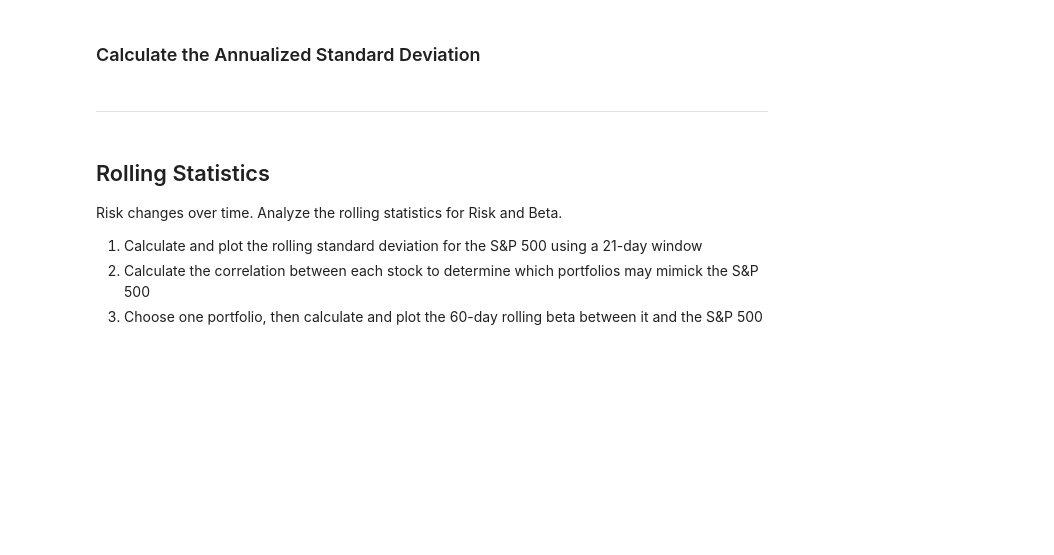
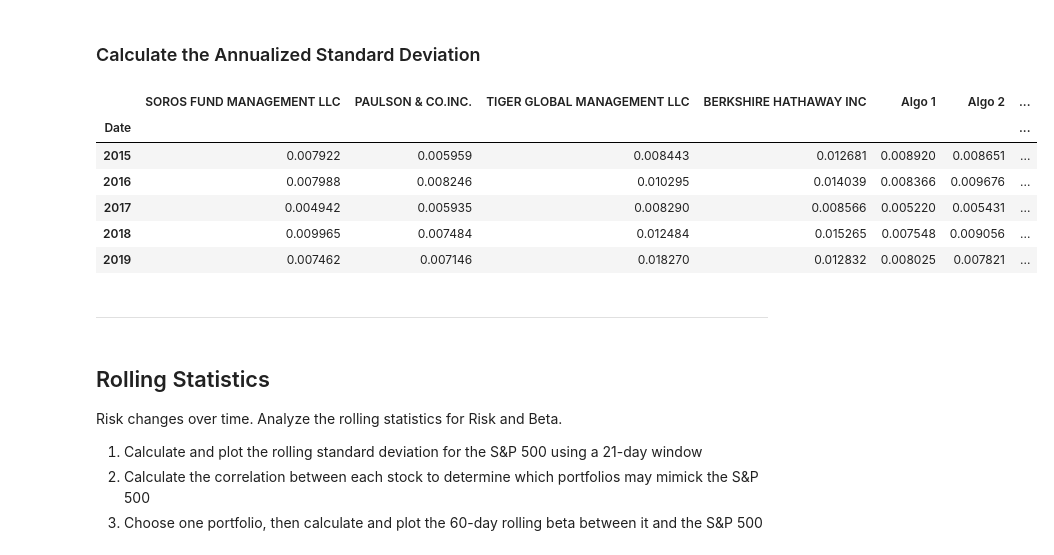
Before and after one commit to jdfwsp/pandas_for_data, a Jupyter notebook: whale_analysis.ipynb, the cells around one changed output. Cells and saved outputs as stored; diff of their text form; code cells hidden in the pictures; blank space fills up the shorter version.

```diff
--- a/whale_analysis.ipynb
+++ b/whale_analysis.ipynb
@@ -197,6 +232,15 @@ Determine the _risk_ of each portfolio:
 ### Calculate the Annualized Standard Deviation
 # %%
 # Calculate the annualized standard deviation (252 trading days)
+comb_df.groupby(comb_df.index.year).std()
+# %% [output]
+|  | SOROS FUND MANAGEMENT LLC | PAULSON & CO.INC. | TIGER GLOBAL MANAGEMENT LLC | BERKSHIRE HATHAWAY INC | Algo 1 | Algo 2 | ... |
+| Date |  |  |  |  |  |  | ... |
+| 2015 | 0.007922 | 0.005959 | 0.008443 | 0.012681 | 0.008920 | 0.008651 | ... |
+| 2016 | 0.007988 | 0.008246 | 0.010295 | 0.014039 | 0.008366 | 0.009676 | ... |
+| 2017 | 0.004942 | 0.005935 | 0.008290 | 0.008566 | 0.005220 | 0.005431 | ... |
+| 2018 | 0.009965 | 0.007484 | 0.012484 | 0.015265 | 0.007548 | 0.009056 | ... |
+| 2019 | 0.007462 | 0.007146 | 0.018270 | 0.012832 | 0.008025 | 0.007821 | ... |
 # %% [markdown]
 ---
 # %% [markdown]
```
Also changed, not shown: parts of 5 cells of this notebook.
